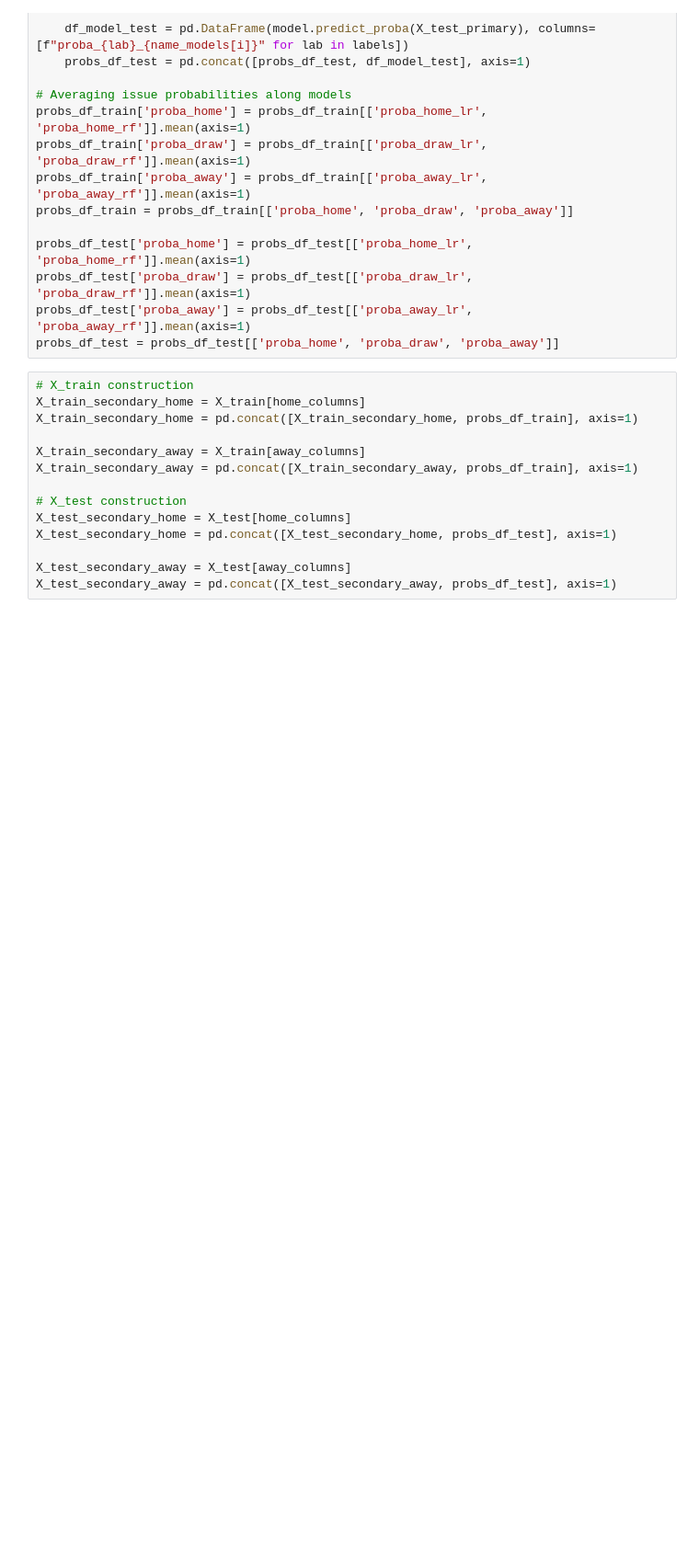
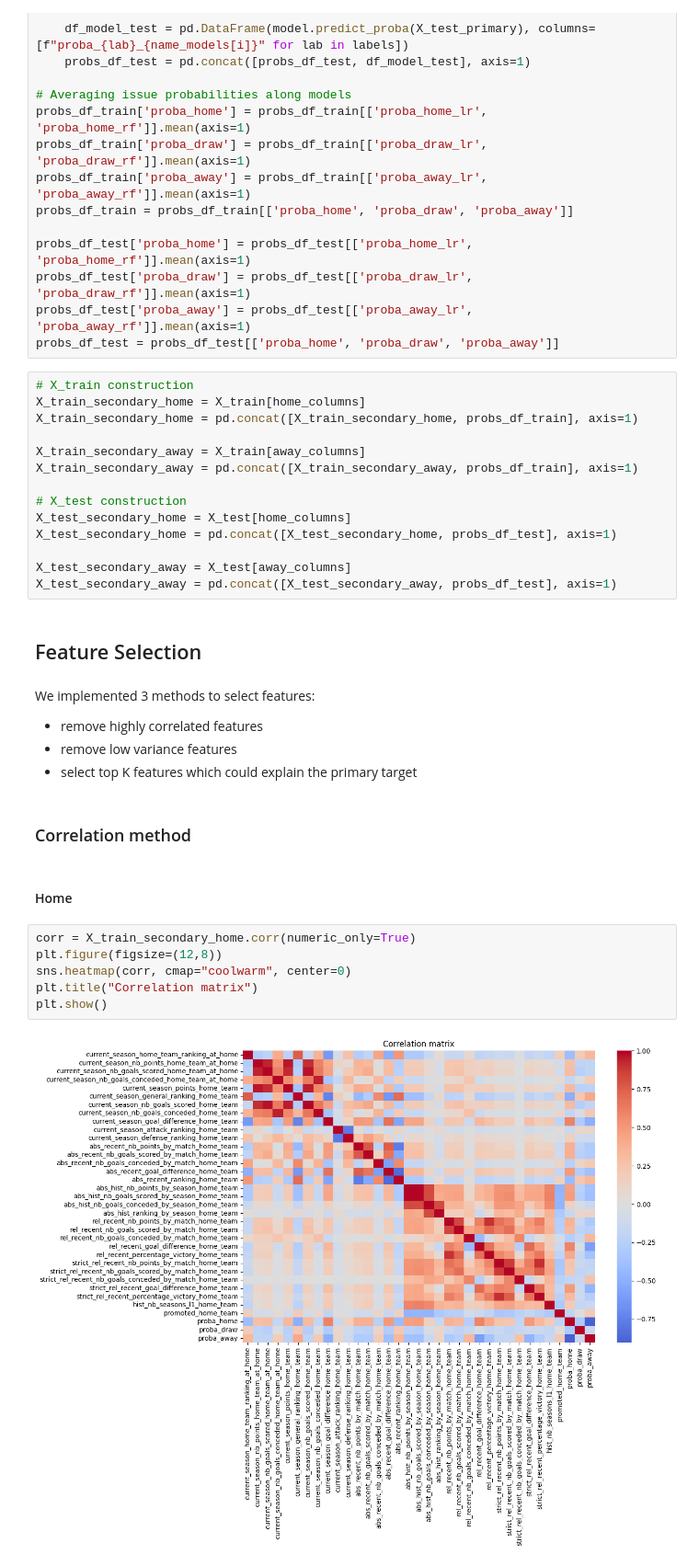
Before and after one commit to eliasmourdi/Ligue1_Predictions, a Jupyter notebook: notebooks/04-modeling.ipynb, the cells around one changed output. Shown at 92% size. Cells and saved outputs as stored; diff of their text form; blank space fills up the shorter version.

Commit message:
feature selection secondary models

```diff
--- a/notebooks/04-modeling.ipynb
+++ b/notebooks/04-modeling.ipynb
@@ -408,3 +408,23 @@ X_test_secondary_home = pd.concat([X_test_secondary_home, probs_df_test], axis=1
 
 X_test_secondary_away = X_test[away_columns]
 X_test_secondary_away = pd.concat([X_test_secondary_away, probs_df_test], axis=1)
+# %% [markdown]
+## Feature Selection
+# %% [markdown]
+We implemented 3 methods to select features:
+
+- remove highly correlated features
+- remove low variance features
+- select top K features which could explain the primary target
+# %% [markdown]
+### Correlation method
+# %% [markdown]
+#### Home
+# %%
+corr = X_train_secondary_home.corr(numeric_only=True)
+plt.figure(figsize=(12,8))
+sns.heatmap(corr, cmap="coolwarm", center=0)
+plt.title("Correlation matrix")
+plt.show()
+# %% [output]
+[figure, added]
```
Also changed, not shown: parts of 15 cells of this notebook.
